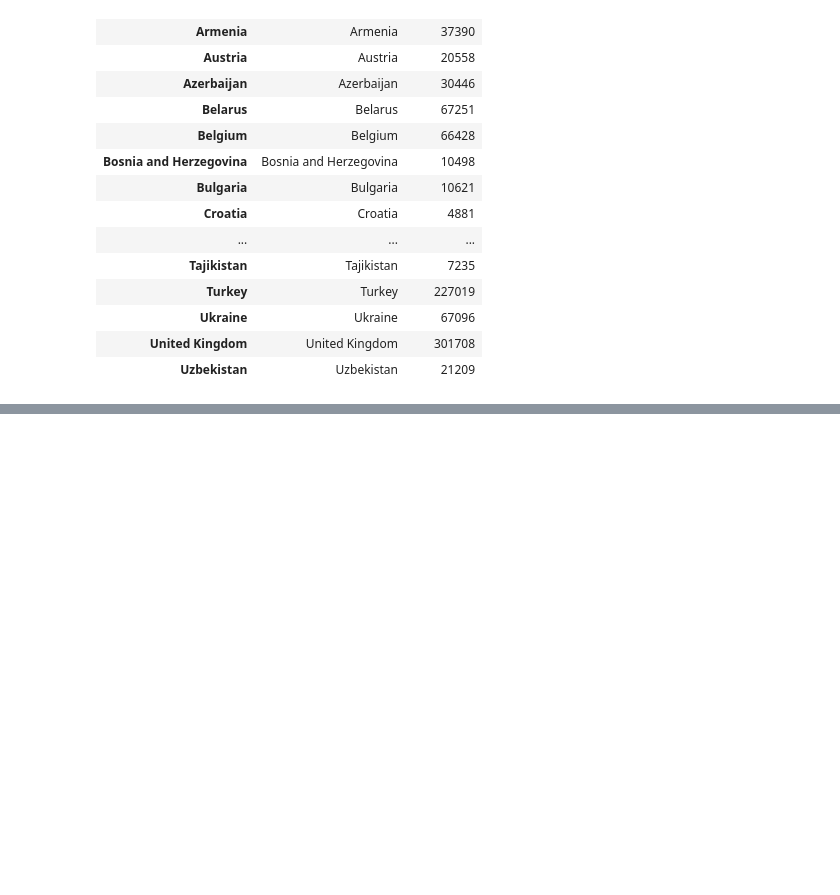
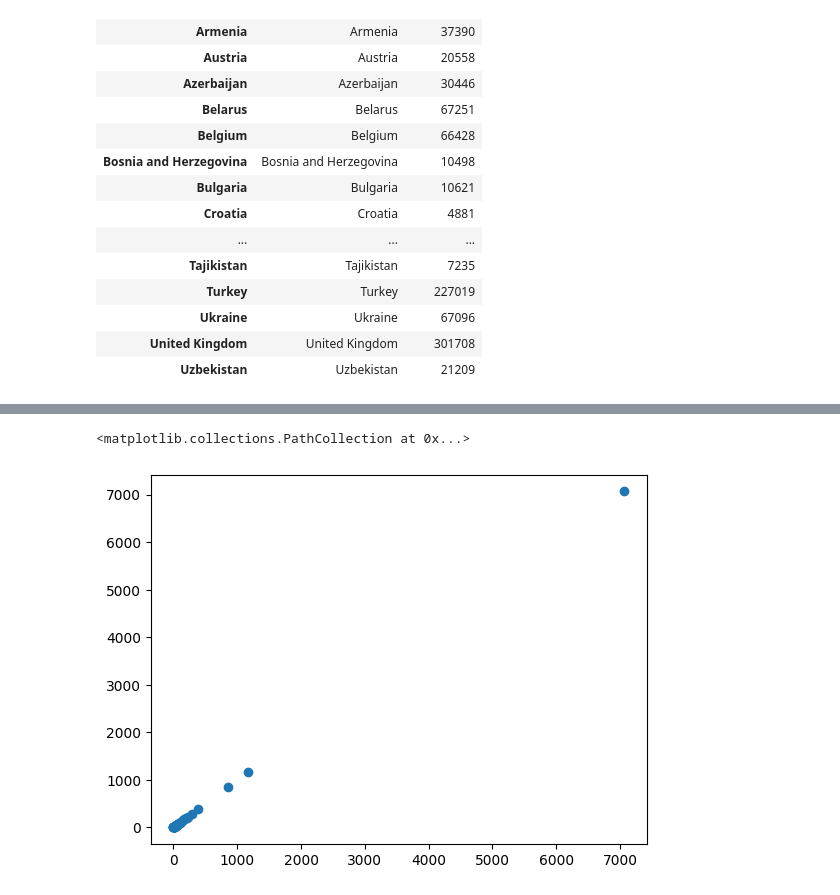
Before and after one commit to sidba2003/Covid19, a Jupyter notebook: CovidData.ipynb, the cells around one changed output, grey strips where cells are left out. Cells and saved outputs as stored; diff of their text form; code cells hidden in the pictures; blank space fills up the shorter version.

```diff
--- a/CovidData.ipynb
+++ b/CovidData.ipynb
@@ -38,0 +55,3 @@ required_record.groupby('Country')[['Country']].sum()
+# %%
+africanData = data[data['Region'] == 'Africa'].groupby('Country')[['Deaths']].sum()
+africanData
@@ -38,0 +77,5 @@ required_record.groupby('Country')[['Country']].sum()
+# %%
+plt.scatter(africanData['Deaths'], africanData['Deaths'])
+# %% [output]
+<matplotlib.collections.PathCollection at 0x...>
+[figure, added]
```
Also changed, not shown: parts of 4 cells of this notebook.
